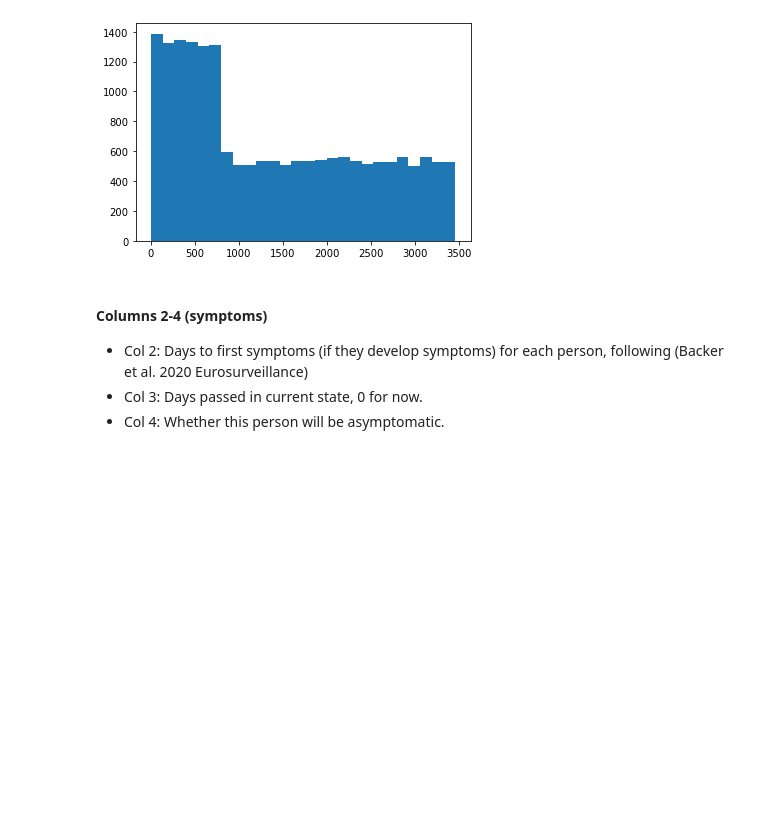
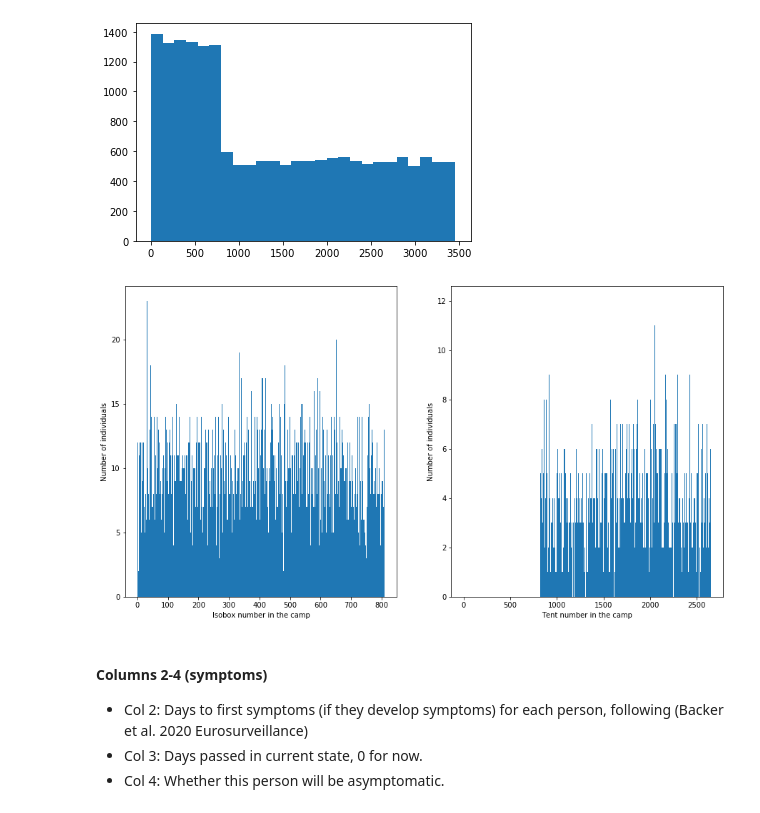
Before and after one commit to gonzrubio/Tucker_ABM, a Jupyter notebook: TuckerModel.ipynb, the cells around one changed output. Saved outputs shown, nothing was run; the diff lists cells and outputs as text; code cells hidden in the pictures; blank space fills up the shorter version.

```diff
--- a/TuckerModel.ipynb
+++ b/TuckerModel.ipynb
@@ -138,6 +138,19 @@ assert pop_2.shape==(18700, 2)
 pop_2[np.random.randint(0,N),1] = 1
 # %% [output]
 [figure]
+# %%
+fig = plt.figure(figsize=(15,8))
+ax1 = fig.add_subplot(121)
+ax1.set_ylabel('Number of individuals')
+ax1.set_xlabel('Isobox number in the camp')
+ax1.hist(rN[:Nb+1], bins=np.arange(1,hb+1))
+ax2 = fig.add_subplot(122)
+ax2.set_ylabel('Number of individuals')
+ax2.set_xlabel('Tent number in the camp')
+ax2.hist(rN[Nb+1:], bins=np.arange(1,ht+1))
+plt.show()
+# %% [output]
+[figure, added]
 # %% [markdown]
 #### Columns 2-4 (symptoms)
 - Col 2: Days to first symptoms (if they develop symptoms) for each person, following (Backer et al. 2020 Eurosurveillance)
```
Also changed, not shown: parts of 10 cells of this notebook.
